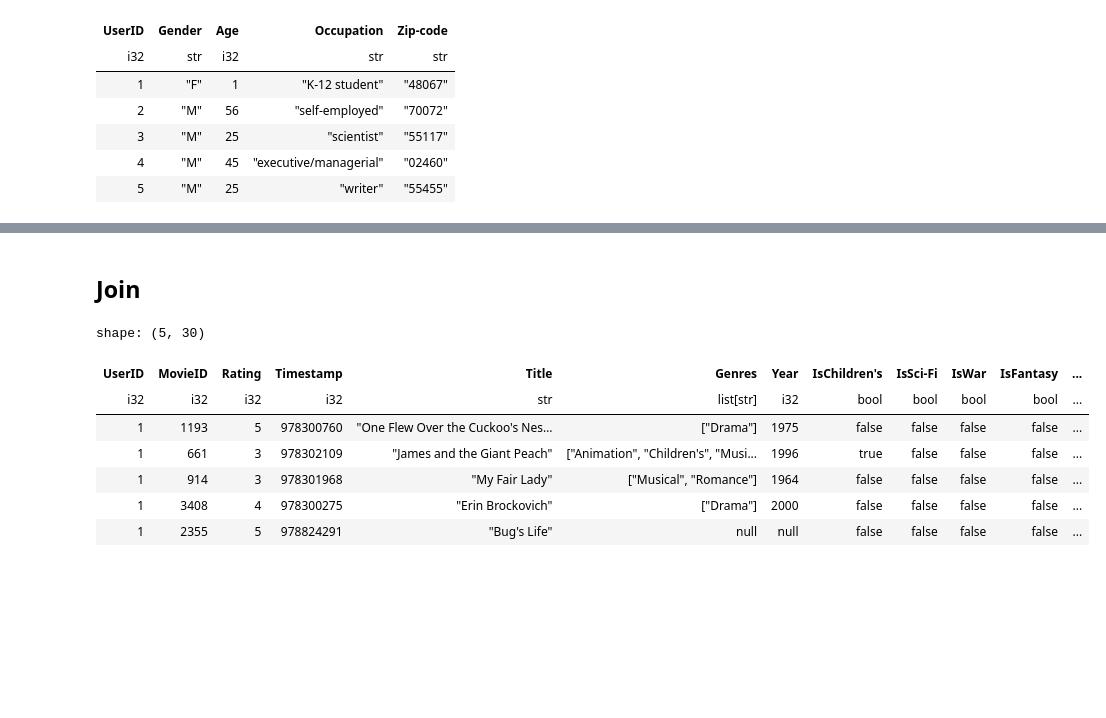
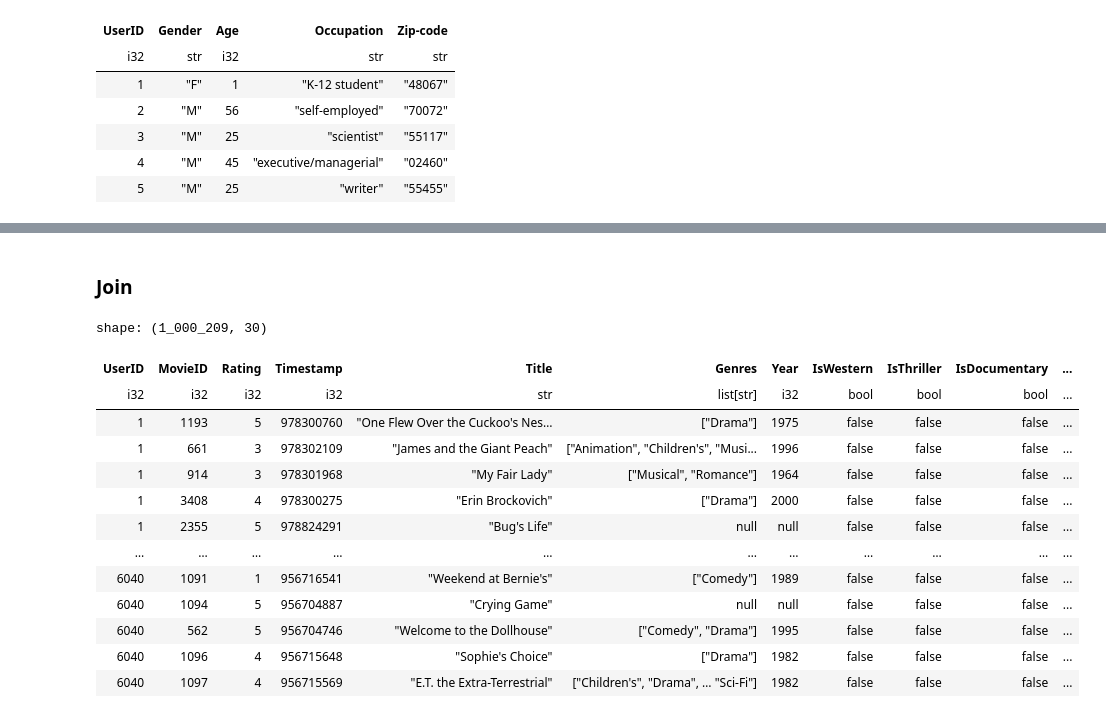
Before and after one commit to mark2002007/UCU_5K2S_Recommender_Systems_Project, a Jupyter notebook: experiments/template/main.ipynb, the cells around one changed output, grey strips where cells are left out. Drawn from its saved outputs; the diff is of its cells as text; code cells hidden in the pictures; blank space fills up the shorter version.

```diff
--- a/experiments/template/main.ipynb
+++ b/experiments/template/main.ipynb
@@ -16,7 +21,7 @@ DataTransformerRegistry.enable('default')
 # %%
 # 1) Read lines and split them by "::"
 # 2) Select the columns and cast them to the correct types
-ocupations = [
+ml_ocupations = [
     "other",
 	"academic/educator",
 	"artist",
@@ -39,18 +44,18 @@ ocupations = [
 	"unemployed",
 	"writer",
 ]
-occupation_map = {i: occupation for i, occupation in enumerate(ocupations)}
-users_df = pl.scan_csv(ROOT + USERS_PATH, has_header=False, truncate_ragged_lines=True, encoding="utf8-lossy").select([
+ml_occupation_map = {i: occupation for i, occupation in enumerate(ml_ocupations)}
+ml_users_df = pl.scan_csv(ROOT + ML_USERS_PATH, has_header=False, truncate_ragged_lines=True, encoding="utf8-lossy").select([
     pl.col("column_1").str.split("::")
 ]).select([
     pl.col("column_1").list.get(0).alias("UserID").cast(pl.Int32),
     pl.col("column_1").list.get(1).alias("Gender"),
     pl.col("column_1").list.get(2).alias("Age").cast(pl.Int32),
-    pl.col("column_1").list.get(3).alias("Occupation").cast(pl.Int32).map_dict(occupation_map),
+    pl.col("column_1").list.get(3).alias("Occupation").cast(pl.Int32).map_dict(ml_occupation_map),
     pl.col("column_1").list.get(4).alias("Zip-code"),
 ])
 
-users_df.head().collect()
+ml_users_df.head().collect()
 # %% [output]
 shape: (5, 5)
 | UserID | Gender | Age | Occupation | Zip-code |
@@ -69,7 +74,7 @@ shape: (5, 5)
 # 4) If year is not null, remove it from the title
 #   If the title is "Toy Story (1995)", the title should be "Toy Story" and the year should be 1995.
 #   If the title does not have a year, the year should be null.
-movies_df = pl.scan_csv(ROOT + MOVIES_PATH, has_header=False, truncate_ragged_lines=True, encoding="utf8-lossy").select([
+ml_movies_df = pl.scan_csv(ROOT + ML_MOVIES_PATH, has_header=False, truncate_ragged_lines=True, encoding="utf8-lossy").select([
     pl.col("column_1").str.split("::")
 ]).select([
     pl.col("column_1").list.get(0).alias("MovieID").cast(pl.Int32),
@@ -84,10 +89,10 @@ movies_df = pl.scan_csv(ROOT + MOVIES_PATH, has_header=False, truncate_ragged_li
     ).alias("Title")
 ])
 # 4) Get possible genres
-genres = movies_df.select(pl.col("Genres").explode().unique()).collect()
+ml_genres = ml_movies_df.select(pl.col("Genres").explode().unique()).collect()
 # 5) Make dummy variable for each genre
-movies_df = movies_df.with_columns([
+ml_movies_df = ml_movies_df.with_columns([
     pl.col("Genres").list.contains(genre[0]).alias(f"Is{genre[0]}")
-    for genre in genres.rows()
+    for genre in ml_genres.rows()
 ])
 # %%
@@ -112,7 +124,7 @@ shape: (3_883, 23)
 # %%
 # 1) Read lines and split them by "::"
 # 2) Select columns and cast them to the correct type
-ratings_df = pl.scan_csv(ROOT + RATINGS_PATH, has_header=False).select([
+ml_ratings_df = pl.scan_csv(ROOT + ML_RATINGS_PATH, has_header=False).select([
     pl.col("column_1").str.split("::")
 ]).select([
     pl.col("column_1").list.get(0).alias("UserID").cast(pl.Int32),
@@ -121,5 +133,5 @@ ratings_df = pl.scan_csv(ROOT + RATINGS_PATH, has_header=False).select([
     pl.col("column_1").list.get(3).alias("Timestamp").cast(pl.Int32)
 ])
 
-ratings_df.head().collect()
+ml_ratings_df.collect()
 # %% [output]
@@ -134,15 +159,21 @@ shape: (5, 4)
 # %% [markdown]
-## Join
+### Join
 # %%
 # Join dataframes
-df = ratings_df.join(movies_df, on="MovieID").join(users_df, on="UserID")
-df.head().collect()
+ml_df = ml_ratings_df.join(ml_movies_df, on="MovieID").join(ml_users_df, on="UserID")
+ml_df.collect()
 # %% [output]
-shape: (5, 30)
+shape: (1_000_209, 30)
-| UserID | MovieID | Rating | Timestamp | Title | Genres | Year | IsChildren's | IsSci-Fi | IsWar | IsFantasy | ... |
-| i32 | i32 | i32 | i32 | str | list[str] | i32 | bool | bool | bool | bool | ... |
-| 1 | 1193 | 5 | 978300760 | "One Flew Over the Cuckoo's Nes… | ["Drama"] | 1975 | false | false | false | false | ... |
-| 1 | 661 | 3 | 978302109 | "James and the Giant Peach" | ["Animation", "Children's", "Musi... | 1996 | true | false | false | false | ... |
-| 1 | 914 | 3 | 978301968 | "My Fair Lady" | ["Musical", "Romance"] | 1964 | false | false | false | false | ... |
-| 1 | 3408 | 4 | 978300275 | "Erin Brockovich" | ["Drama"] | 2000 | false | false | false | false | ... |
-| 1 | 2355 | 5 | 978824291 | "Bug's Life" | null | null | false | false | false | false | ... |
+| UserID | MovieID | Rating | Timestamp | Title | Genres | Year | IsWestern | IsThriller | IsDocumentary | ... |
+| i32 | i32 | i32 | i32 | str | list[str] | i32 | bool | bool | bool | ... |
+| 1 | 1193 | 5 | 978300760 | "One Flew Over the Cuckoo's Nes… | ["Drama"] | 1975 | false | false | false | ... |
+| 1 | 661 | 3 | 978302109 | "James and the Giant Peach" | ["Animation", "Children's", "Musi... | 1996 | false | false | false | ... |
+| 1 | 914 | 3 | 978301968 | "My Fair Lady" | ["Musical", "Romance"] | 1964 | false | false | false | ... |
+| 1 | 3408 | 4 | 978300275 | "Erin Brockovich" | ["Drama"] | 2000 | false | false | false | ... |
+| 1 | 2355 | 5 | 978824291 | "Bug's Life" | null | null | false | false | false | ... |
+| … | … | … | … | … | … | … | … | … | … | ... |
+| 6040 | 1091 | 1 | 956716541 | "Weekend at Bernie's" | ["Comedy"] | 1989 | false | false | false | ... |
+| 6040 | 1094 | 5 | 956704887 | "Crying Game" | null | null | false | false | false | ... |
+| 6040 | 562 | 5 | 956704746 | "Welcome to the Dollhouse" | ["Comedy", "Drama"] | 1995 | false | false | false | ... |
+| 6040 | 1096 | 4 | 956715648 | "Sophie's Choice" | ["Drama"] | 1982 | false | false | false | ... |
+| 6040 | 1097 | 4 | 956715569 | "E.T. the Extra-Terrestrial" | ["Children's", "Drama", … "Sci-Fi"] | 1982 | false | false | false | ... |
```
Also changed, not shown: parts of 17 cells of this notebook.
